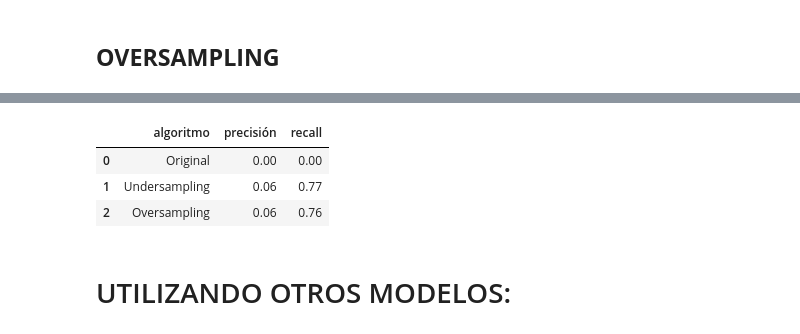
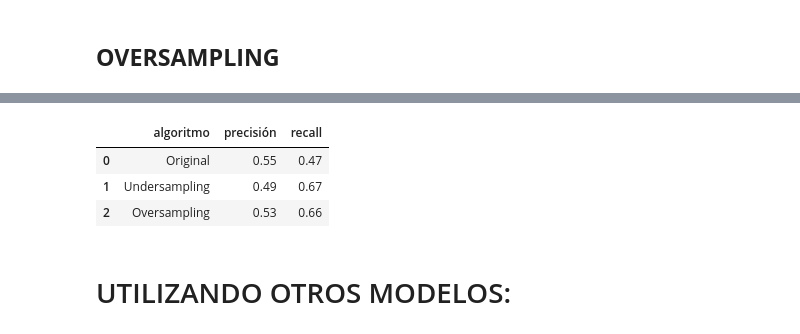
Before and after one commit to jdiegodmeza/ProyectoAnalisisPython, a Jupyter notebook: Trabajo Final_Juan Diego Diaz.ipynb, the cells around one changed output, grey strips where cells are left out. Saved outputs shown, nothing was run; the diff lists cells and outputs as text; code cells hidden in the pictures.

```diff
--- a/Trabajo Final_Juan Diego Diaz.ipynb
+++ b/Trabajo Final_Juan Diego Diaz.ipynb
@@ -1190,13 +1255,13 @@ weighted avg       0.77      0.74      0.75      1409
 # %%
 Tabla= pd.DataFrame({'algoritmo': ['Original','Undersampling','Oversampling'],
-                     'precisión': [0, 0.06, 0.06],
-                     'recall': [0, 0.77, 0.76]})
+                     'precisión': [0.55, 0.49, 0.53],
+                     'recall': [0.47, 0.67, 0.66]})
 Tabla
 # %% [output]
 |  | algoritmo | precisión | recall |
-| 0 | Original | 0.00 | 0.00 |
-| 1 | Undersampling | 0.06 | 0.77 |
-| 2 | Oversampling | 0.06 | 0.76 |
+| 0 | Original | 0.55 | 0.47 |
+| 1 | Undersampling | 0.49 | 0.67 |
+| 2 | Oversampling | 0.53 | 0.66 |
 # %% [markdown]
 # UTILIZANDO OTROS MODELOS:
 # %%
```
Also changed, not shown: parts of 34 cells of this notebook, 5 other files.
